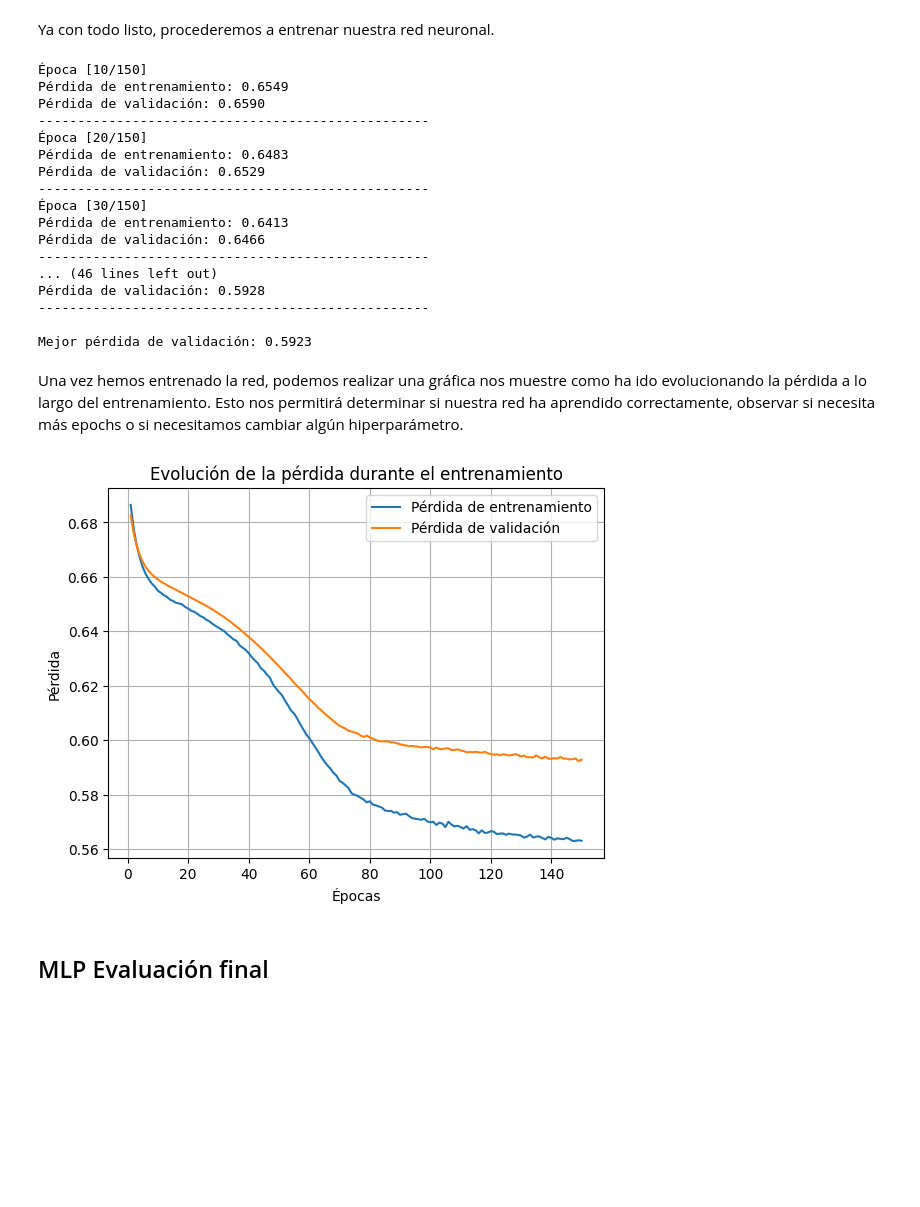
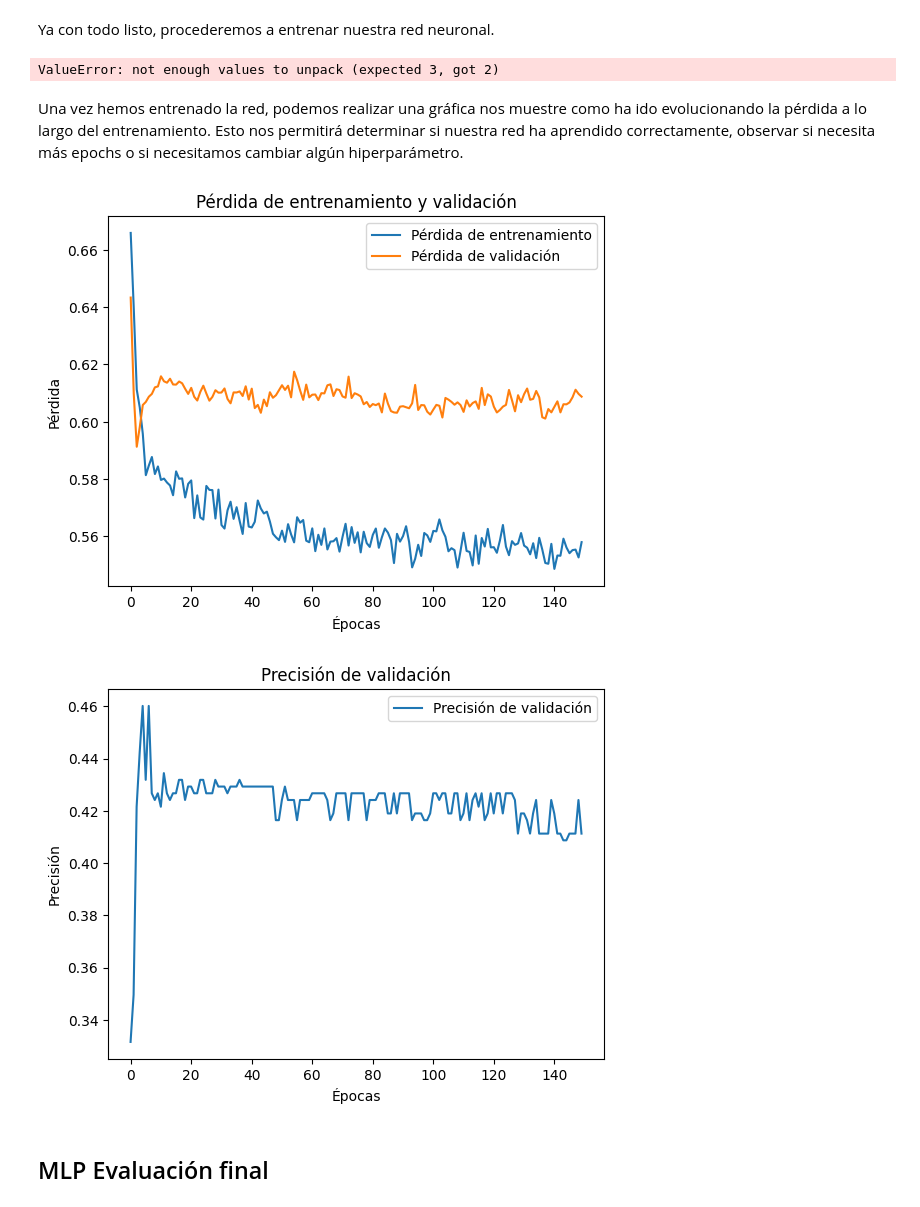
Before and after one commit to Carmoruda/IA_II, a Jupyter notebook: Practica 2/L2P3-MLP_GoT.ipynb, the cells around one changed output. Cells and saved outputs as stored; diff of their text form; code cells hidden in the pictures; blank space fills up the shorter version.

```diff
--- a/Practica 2/L2P3-MLP_GoT.ipynb
+++ b/Practica 2/L2P3-MLP_GoT.ipynb
@@ -110,6 +135,7 @@ Antes de empezar a entrenar el modelo, definiremos algunas variables que nos per
 # %%
 train_losses = []
 val_losses = []
+val_accuracies = []
 best_val_loss = float('inf')
 best_model_state = None
 # %% [markdown]
@@ -129,55 +155,53 @@ for epoch in range(num_epochs):
 
         train_loss += loss.item()
 
+    # Pérdida de entrenamiento
     avg_train_loss = train_loss / len(train_loader)
     train_losses.append(avg_train_loss)
 
-    val_loss = evaluate_model(model, val_loader, criterion)
-    val_losses.append(val_loss)
+    # Validación
+    if (epoch + 1) % 1 == 0:
+        val_loss, val_accuracy = evaluate_model_f1(model, val_loader, criterion)
+        val_losses.append(val_loss)
+        val_accuracies.append(val_accuracy)
 
-    if val_loss < best_val_loss:
-        best_val_loss = val_loss
-        best_model_state = model.state_dict().copy()
+        if val_loss < best_val_loss:
+            best_val_loss = val_loss
+            best_model_state = model.state_dict().copy()
 
-    if (epoch + 1) % 10 == 0:
-        print(f'Época [{epoch+1}/{num_epochs}]')
-        print(f'Pérdida de entrenamiento: {avg_train_loss:.4f}')
-        print(f'Pérdida de validación: {val_loss:.4f}')
-        print('-' * 50)
+        if (epoch + 1) % 10 == 0:
+            print(f'Época [{epoch+1}/{num_epochs}]')
+            print(f'Pérdida de entrenamiento: {avg_train_loss:.4f}')
+            print(f'Pérdida de validación: {val_loss:.4f}')
+            print(f'Precisión de validación: {val_accuracy:.4f}')
+            print('-' * 50)
 
+# Cargar el mejor modelo
 model.load_state_dict(best_model_state)
 print(f'\nMejor pérdida de validación: {best_val_loss:.4f}')
 # %% [output]
-Época [10/150]
-Pérdida de entrenamiento: 0.6549
-Pérdida de validación: 0.6590
---------------------------------------------------
-Época [20/150]
-Pérdida de entrenamiento: 0.6483
-Pérdida de validación: 0.6529
---------------------------------------------------
-Época [30/150]
-Pérdida de entrenamiento: 0.6413
-Pérdida de validación: 0.6466
---------------------------------------------------
-... (46 lines left out)
-Pérdida de validación: 0.5928
---------------------------------------------------
-
-Mejor pérdida de validación: 0.5923
+ValueError: not enough values to unpack (expected 3, got 2)
 # %% [markdown]
 Una vez hemos entrenado la red, podemos realizar una gráfica nos muestre como ha ido evolucionando la pérdida a lo largo del entrenamiento. Esto nos permitirá determinar si nuestra red ha aprendido correctamente, observar si necesita más epochs o si necesitamos cambiar algún hiperparámetro.
 # %%
-# Graficar la pérdida de entrenamiento y validación
-plt.plot(range(1, num_epochs + 1), train_losses, label='Pérdida de entrenamiento')
-plt.plot(range(1, num_epochs + 1), val_losses, label='Pérdida de validación')
+# Gráfico de pérdida
+plt.plot(range(num_epochs), train_losses, label='Pérdida de entrenamiento')
+plt.plot(range(num_epochs), val_losses, label='Pérdida de validación')
 plt.xlabel('Épocas')
 plt.ylabel('Pérdida')
-plt.title('Evolución de la pérdida durante el entrenamiento')
 plt.legend()
-plt.grid(True)
+plt.title('Pérdida de entrenamiento y validación')
 plt.show()
+
+# Gráfico de precisión
+plt.plot(range(num_epochs), val_accuracies, label='Precisión de validación')
+plt.xlabel('Épocas')
+plt.ylabel('Precisión')
+plt.legend()
+plt.title('Precisión de validación')
+plt.show()
 # %% [output]
-[figure, old version]
+[figure, new version]
+[figure, added]
 # %% [markdown]
 ## MLP Evaluación final
```
Also changed, not shown: parts of 5 cells of this notebook.
